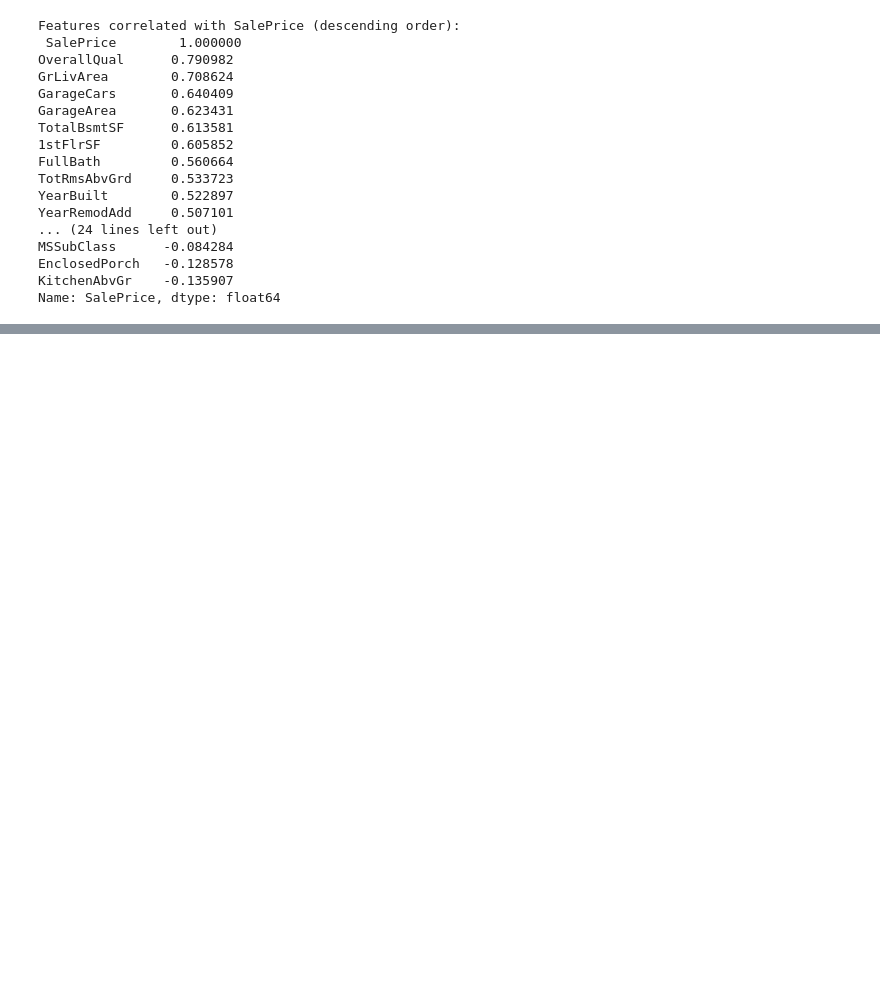
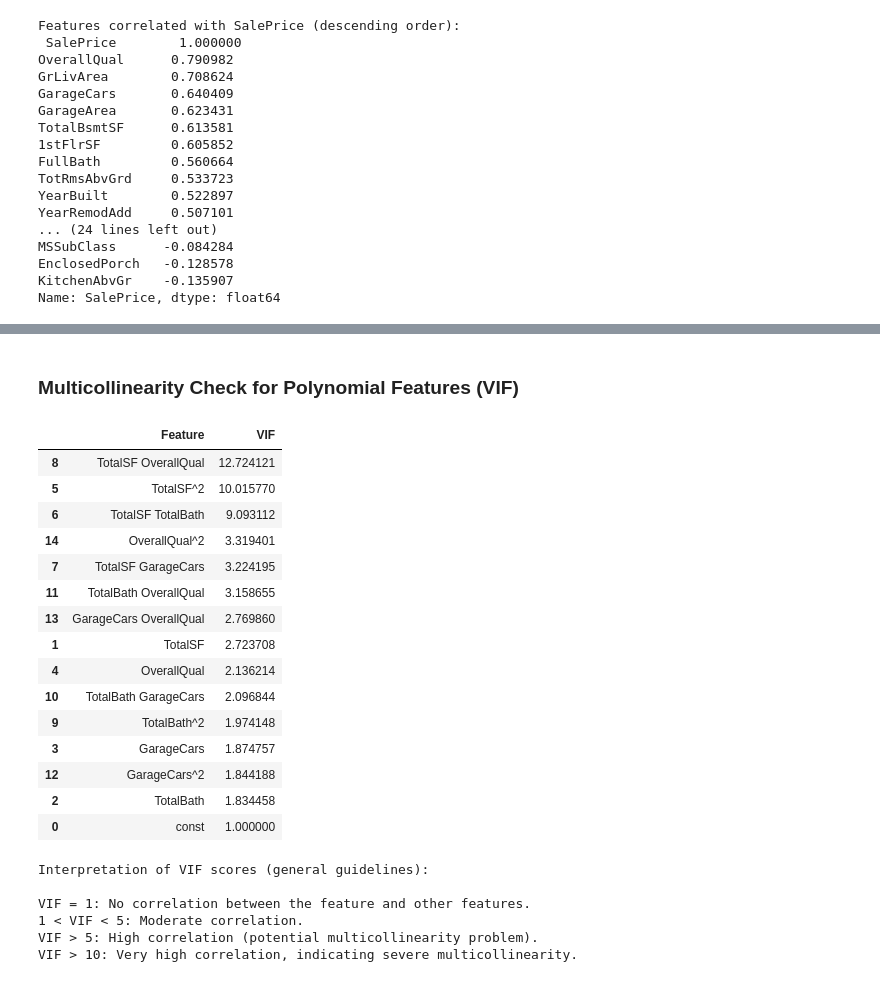
Before and after one commit to Jawntae/neetcode-submissions, a Jupyter notebook: Midterm.ipynb, the cells around one changed output, grey strips where cells are left out. Saved outputs shown, nothing was run; the diff lists cells and outputs as text; code cells hidden in the pictures; blank space fills up the shorter version.

```diff
--- a/Midterm.ipynb
+++ b/Midterm.ipynb
@@ -283,0 +429,9 @@ R2: 0.6858424586378572
+# %%
+# Display coefficients of the Lasso model
+print('\nLasso Model Coefficients:')
+poly_feature_names = poly.get_feature_names_out(Features) # Re-use the feature names from PolynomialFeatures
+for feature, coef in zip(poly_feature_names, lasso_reg.coef_):
+    # Only print non-zero coefficients to highlight feature selection
+    if abs(coef) > 1e-6: # Check for coefficients very close to zero
+        print(f'{feature}: {coef:,.2f}')
+print(f'Intercept: {lasso_reg.intercept_:,.2f}')
@@ -283,0 +455,47 @@ R2: 0.6858424586378572
+# %% [markdown]
+### Multicollinearity Check for Polynomial Features (VIF)
+# %%
+from statsmodels.stats.outliers_influence import variance_inflation_factor
+
+# Add a constant to the polynomial features for VIF calculation
+X_poly_with_const = sm.add_constant(X_train_poly)
+
+# Create a DataFrame for VIF scores with feature names
+vif_poly_data = pd.DataFrame()
+vif_poly_data['Feature'] = ['const'] + list(poly_feature_names)
+
+# Calculate VIF for each polynomial feature
+vif_poly_data['VIF'] = [variance_inflation_factor(X_poly_with_const, i) for i in range(X_poly_with_const.shape[1])]
+
+# Sort by VIF in descending order and display
+vif_poly_data = vif_poly_data.sort_values(by='VIF', ascending=False)
+display(vif_poly_data)
+
+print("\nInterpretation of VIF scores (general guidelines):\n")
+print("VIF = 1: No correlation between the feature and other features.")
+print("1 < VIF < 5: Moderate correlation.")
+print("VIF > 5: High correlation (potential multicollinearity problem).")
+print("VIF > 10: Very high correlation, indicating severe multicollinearity.")
+# %% [output]
+|  | Feature | VIF |
+| 8 | TotalSF OverallQual | 12.724121 |
+| 5 | TotalSF^2 | 10.015770 |
+| 6 | TotalSF TotalBath | 9.093112 |
+| 14 | OverallQual^2 | 3.319401 |
+| 7 | TotalSF GarageCars | 3.224195 |
+| 11 | TotalBath OverallQual | 3.158655 |
+| 13 | GarageCars OverallQual | 2.769860 |
+| 1 | TotalSF | 2.723708 |
+| 4 | OverallQual | 2.136214 |
+| 10 | TotalBath GarageCars | 2.096844 |
+| 9 | TotalBath^2 | 1.974148 |
+| 3 | GarageCars | 1.874757 |
+| 12 | GarageCars^2 | 1.844188 |
+| 2 | TotalBath | 1.834458 |
+| 0 | const | 1.000000 |
+Interpretation of VIF scores (general guidelines):
+
+VIF = 1: No correlation between the feature and other features.
+1 < VIF < 5: Moderate correlation.
+VIF > 5: High correlation (potential multicollinearity problem).
+VIF > 10: Very high correlation, indicating severe multicollinearity.
```
Also changed, not shown: parts of 27 cells of this notebook.
